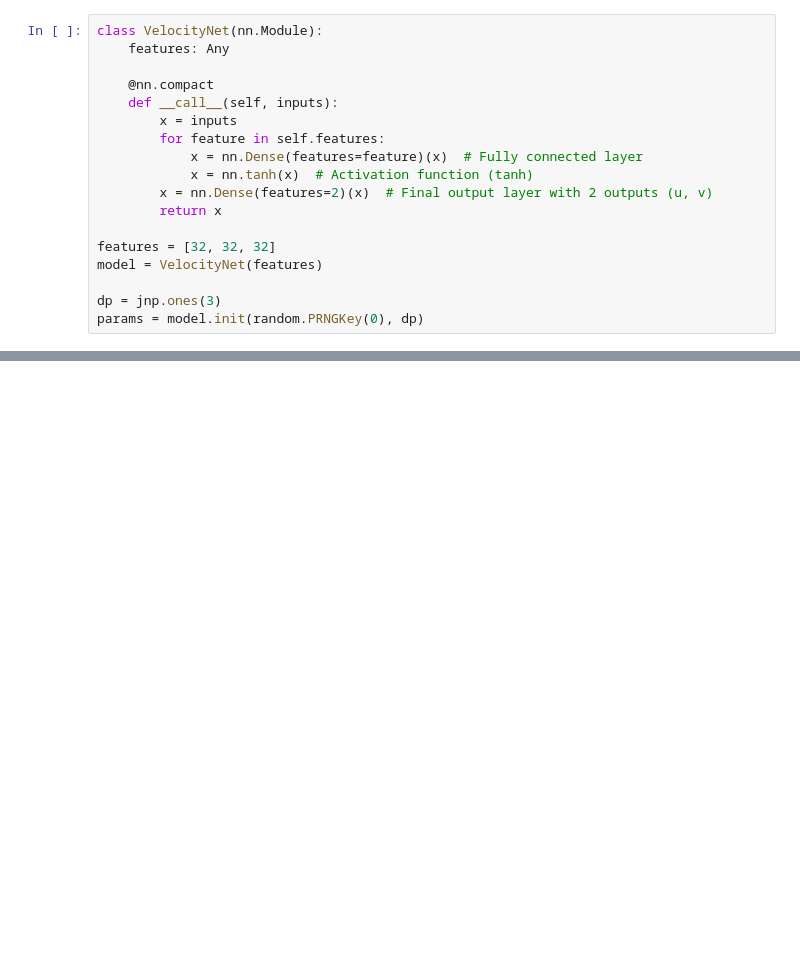
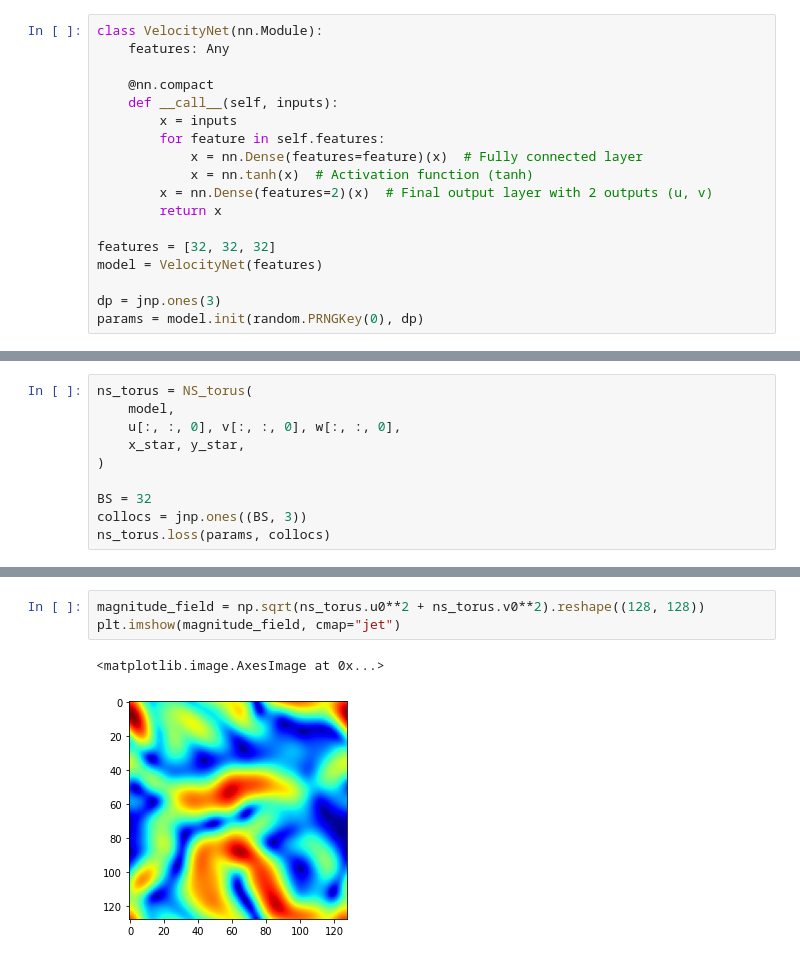
Before and after one commit to DavidCanoRosillo/PIKAN, a Jupyter notebook: NS_torus.ipynb, the cells around one changed output, grey strips where cells are left out. Saved outputs shown, nothing was run; the diff lists cells and outputs as text; blank space fills up the shorter version.

```diff
--- a/NS_torus.ipynb
+++ b/NS_torus.ipynb
@@ -106,0 +133,10 @@ ns_torus.r_net_fn(params, x_star, y_star, t_star)
+# %%
+ns_torus = NS_torus(
+    model,
+    u[:, :, 0], v[:, :, 0], w[:, :, 0],
+    x_star, y_star,
+)
+
+BS = 32
+collocs = jnp.ones((BS, 3))
+ns_torus.loss(params, collocs)
@@ -106,0 +198,6 @@ ns_torus.r_net_fn(params, x_star, y_star, t_star)
+# %%
+magnitude_field = np.sqrt(ns_torus.u0**2 + ns_torus.v0**2).reshape((128, 128))
+plt.imshow(magnitude_field, cmap="jet")
+# %% [output]
+<matplotlib.image.AxesImage at 0x...>
+[figure, added]
```
Also changed, not shown: parts of 9 cells of this notebook, 2 other files.
